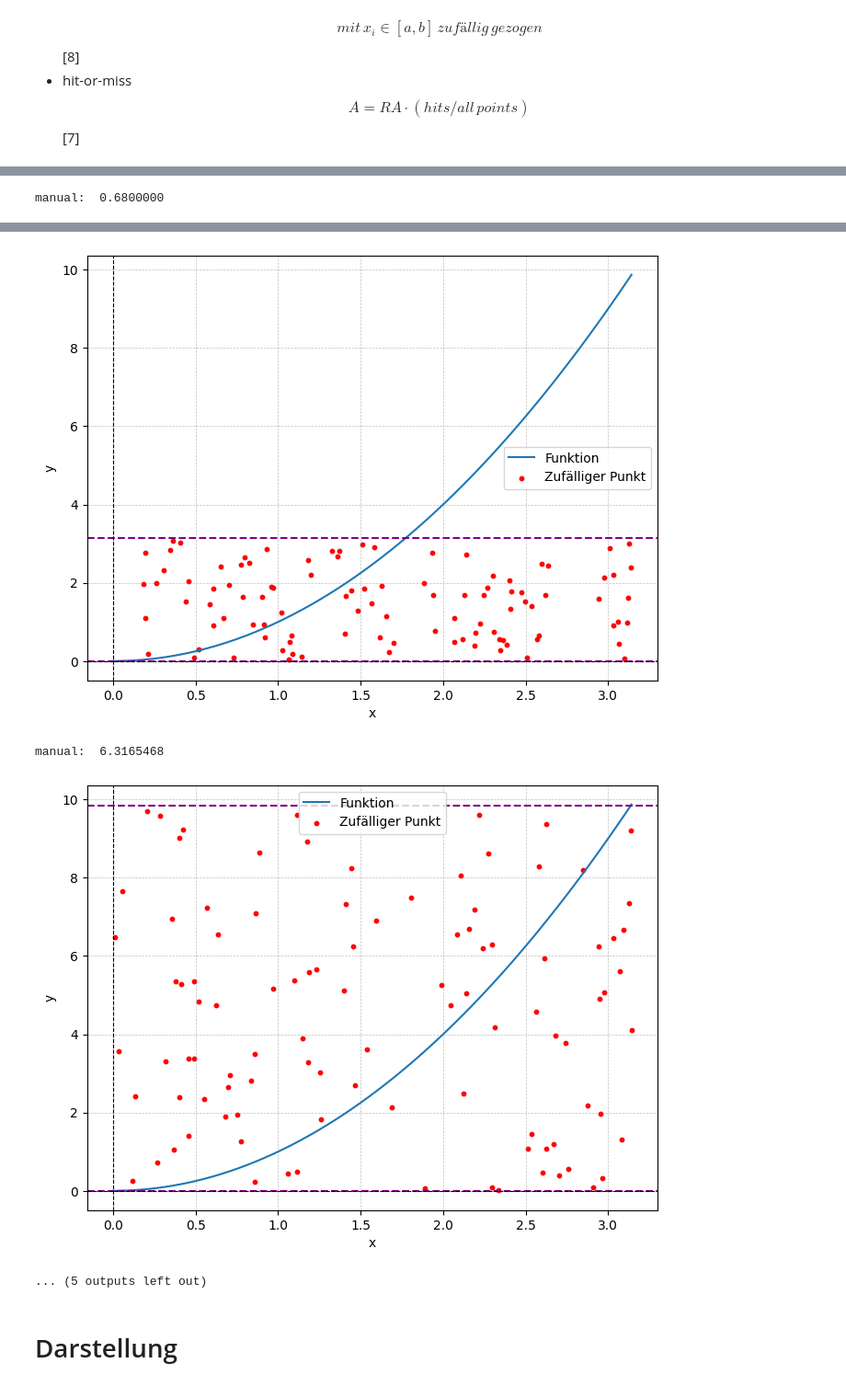
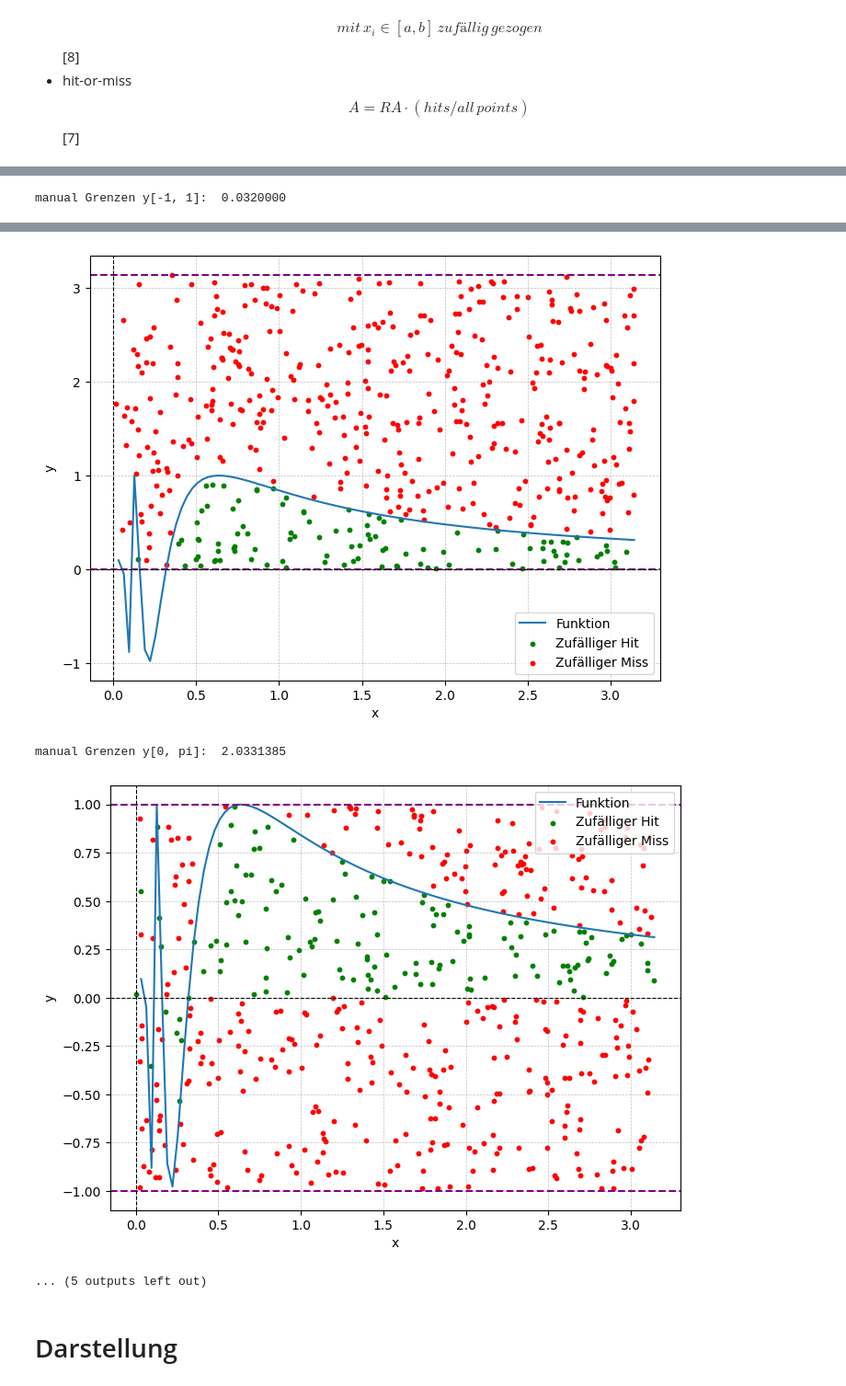
Before and after one commit to Orden-der-letzten-Haltestelle/ScientificProgramming, a Jupyter notebook: final.ipynb, the cells around one changed output, grey strips where cells are left out. Shown at 92% size. Saved outputs shown, nothing was run; the diff lists cells and outputs as text; code cells hidden in the pictures.

Commit message:
Beutified and Fixed Monte Carlo Integral

```diff
--- a/final.ipynb
+++ b/final.ipynb
@@ -284,7 +284,7 @@ class MCIntegration():
     def estimateBounds(self, start, end, samples=1000):
         xs = [random.uniform(start, end) for _ in range(samples)]
         ys = [self.f(x) for x in xs]
-        return min(ys), max(ys)
+        return min(min(ys), 0), max(max(ys), 0)
 
     def MCSHitOrMiss(self, start, end, numSamples=10000, fMinManual=None, fMaxManual=None):
         if start >= end:
@@ -303,39 +303,41 @@ class MCIntegration():
 
         hits = 0
 
-        points = []
+        points_hits = []
+        points_misses = []
 
         for _ in range(numSamples):
             x = random.uniform(start, end)
             y = random.uniform(rectYMin, rectYMax)
             f_x = self.f(x)
 
-            points.append((x, y))
-
             # check if dot is under/above the curve
             if f_x >= 0 and 0 <= y <= f_x:
                 hits += 1
+                points_hits.append((x, y))
             elif f_x < 0 and f_x <= y <= 0:
                 hits -= 1  # negativ unter x-Achse
+                points_hits.append((x, y))
+            else:
+                points_misses.append((x, y))
 
         #print(np.array(points))
-        self.f.plot_with_random_points(start, end, fMin, fMax, np.array(points))
+        self.f.plot_with_random_points(start, end, fMin, fMax, np.array(points_hits), np.array(points_misses))
 
         estimatedIntegral = (hits / numSamples) * rectArea
         return estimatedIntegral
 
 
-sample_size = 100
-
+sample_size = 500
 
 f = PowerFunc("f", 1, 2)
-print("Integrierte Lösung", f.definite_integral(0, 1))#f.definite_integral(0, 1))
+print("Integrierte Lösung", f.definite_integral(0, 1), "der Funktion:", f)#f.definite_integral(0, 1))
 
 mc = MCIntegration(f)
 
 # manual y-limits
 resultManual = mc.MCSHitOrMiss(0, 1, numSamples=sample_size, fMinManual=0, fMaxManual=1)
-print(f"manual: {resultManual: .7f}")
+print(f"manuale Grenzen y[0, 1]: {resultManual: .7f}")
 
 # explorative y-limits
 resultAuto = mc.MCSHitOrMiss(0, 1, numSamples=sample_size)
@@ -344,34 +346,34 @@ print(f"explorative: {resultAuto: .7f}")
 print("\n")
 
 f2 = PowerFunc("f_2", 1, 3)
-print("Integrierte Lösung", f2.definite_integral(-1, 1))
+print("Integrierte Lösung", f2.definite_integral(-1, 1), "der Funktion:", f2)
 mc2 = MCIntegration(f2)
-resultManual2 = mc.MCSHitOrMiss(-1, 1, numSamples=sample_size, fMinManual=-1, fMaxManual=1)
-print(f"manual: {resultManual2: .7f}")
+resultManual2 = mc2.MCSHitOrMiss(-1, 1, numSamples=sample_size, fMinManual=-1, fMaxManual=1)
+print(f"manual Grenzen y[-1, 1]: {resultManual2: .7f}")
 
-resultAuto2 = mc.MCSHitOrMiss(-1,1, numSamples=sample_size)
+resultAuto2 = mc2.MCSHitOrMiss(-1,1, numSamples=sample_size)
 print(f"explorative: {resultAuto2: .7f}")
 
 print("\n")
 
 f3 = NestedFunc("f_3", SinFunc(), PowerFunc(exponent=-1))#math.sin(1/x)
-print("Numerische Lösung", f3.trapezregel(0, math.pi))
+print("Numerische Lösung", f3.trapezregel(0, math.pi), "der Funktion:", f3)
 mc3 = MCIntegration(f3)
-resultManual3 = mc.MCSHitOrMiss(0, math.pi, numSamples=sample_size, fMinManual=0, fMaxManual=math.pi)
-print(f"manual: {resultManual3: .7f}")
+resultManual3 = mc3.MCSHitOrMiss(0, math.pi, numSamples=sample_size, fMinManual=0, fMaxManual=math.pi)
+print(f"manual Grenzen y[0, pi]: {resultManual3: .7f}")
 
-resultAuto3 = mc.MCSHitOrMiss(0, math.pi, numSamples=sample_size)
+resultAuto3 = mc3.MCSHitOrMiss(0, math.pi, numSamples=sample_size)
 print(f"explorative: {resultAuto3: .7f}")
 
 print("\n")
 
 f4 = ExpFunc("f_4") #math.e**x
-print("Integrierte Lösung", f4.definite_integral(0, 3))
+print("Integrierte Lösung", f4.definite_integral(0, 3), "der Funktion:", f4)
 mc4 = MCIntegration(f4)
 
-resultManual4 = mc.MCSHitOrMiss(0, 3, numSamples=sample_size, fMinManual=0, fMaxManual=500)
-print(f"manual: {resultManual3: .7f}")
+resultManual4 = mc4.MCSHitOrMiss(0, 3, numSamples=sample_size, fMinManual=0, fMaxManual=500)
+print(f"manual Grenzen y[0, 500]: {resultManual3: .7f}")
 
-resultAuto4 = mc.MCSHitOrMiss(0, 3, numSamples=sample_size)
+resultAuto4 = mc4.MCSHitOrMiss(0, 3, numSamples=sample_size)
 print(f"explorative: {resultAuto4: .7f}")
 # %% [output]
@@ -387 +389 @@ Integrierte Lösung 0.0
-manual:  0.6800000
+manual Grenzen y[-1, 1]:  0.0320000
@@ -393,6 +395,6 @@ Numerische Lösung 1.7247051411056717
-[figure, old version]
+[figure, new version]
-manual:  6.3165468
+manual Grenzen y[0, pi]:  2.0331385
-[figure, old version]
+[figure, new version]
 ... (5 outputs left out)
 # %% [markdown]
 # Darstellung
```
Also changed, not shown: parts of 6 cells of this notebook, 1 other file.
